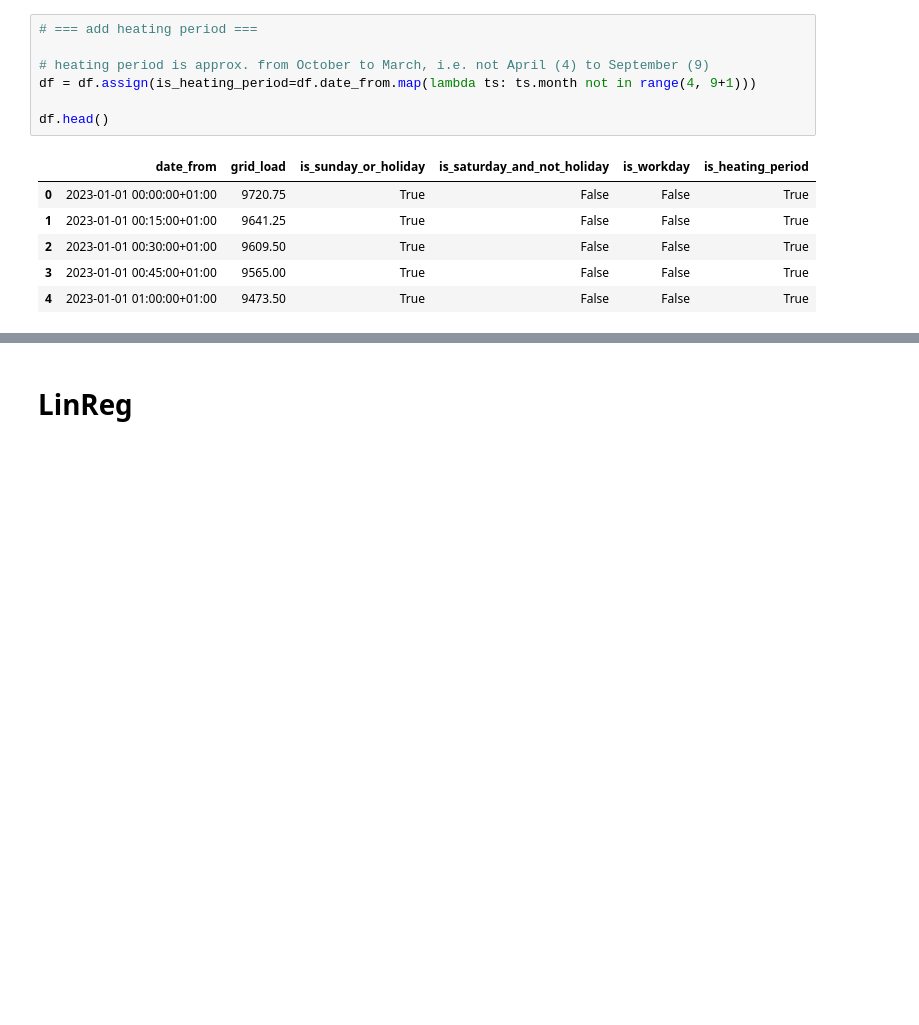
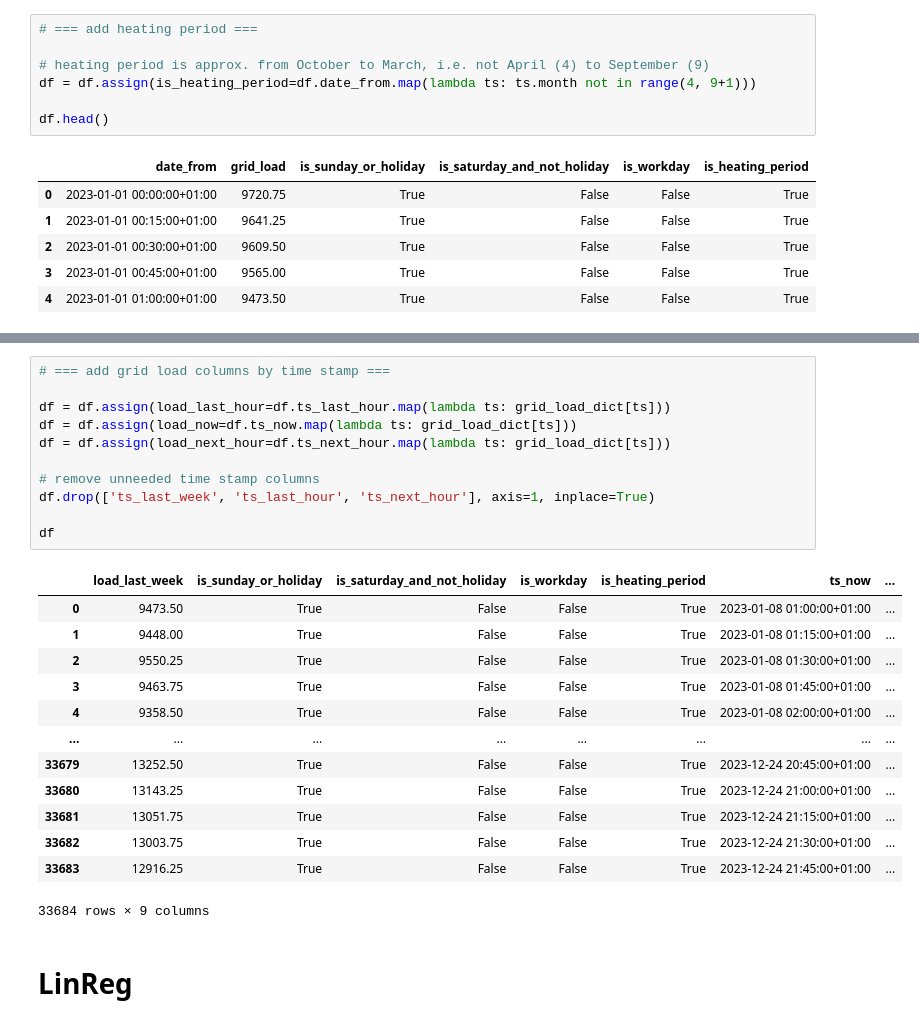
Before and after one commit to MischaDy/electricity-uq, a Jupyter notebook: energy_test.ipynb, the cells around one changed output, grey strips where cells are left out. Drawn from its saved outputs; the diff is of its cells as text; blank space fills up the shorter version.

```diff
--- a/energy_test.ipynb
+++ b/energy_test.ipynb
@@ -124,3 +144,28 @@ df.head()
+# %%
+# === add grid load columns by time stamp ===
+
+df = df.assign(load_last_hour=df.ts_last_hour.map(lambda ts: grid_load_dict[ts]))
+df = df.assign(load_now=df.ts_now.map(lambda ts: grid_load_dict[ts]))
+df = df.assign(load_next_hour=df.ts_next_hour.map(lambda ts: grid_load_dict[ts]))
+
+# remove unneeded time stamp columns
+df.drop(['ts_last_week', 'ts_last_hour', 'ts_next_hour'], axis=1, inplace=True)
+
+df
+# %% [output]
+|  | load_last_week | is_sunday_or_holiday | is_saturday_and_not_holiday | is_workday | is_heating_period | ts_now | ... |
+| 0 | 9473.50 | True | False | False | True | 2023-01-08 01:00:00+01:00 | ... |
+| 1 | 9448.00 | True | False | False | True | 2023-01-08 01:15:00+01:00 | ... |
+| 2 | 9550.25 | True | False | False | True | 2023-01-08 01:30:00+01:00 | ... |
+| 3 | 9463.75 | True | False | False | True | 2023-01-08 01:45:00+01:00 | ... |
+| 4 | 9358.50 | True | False | False | True | 2023-01-08 02:00:00+01:00 | ... |
+| ... | ... | ... | ... | ... | ... | ... | ... |
+| 33679 | 13252.50 | True | False | False | True | 2023-12-24 20:45:00+01:00 | ... |
+| 33680 | 13143.25 | True | False | False | True | 2023-12-24 21:00:00+01:00 | ... |
+| 33681 | 13051.75 | True | False | False | True | 2023-12-24 21:15:00+01:00 | ... |
+| 33682 | 13003.75 | True | False | False | True | 2023-12-24 21:30:00+01:00 | ... |
+| 33683 | 12916.25 | True | False | False | True | 2023-12-24 21:45:00+01:00 | ... |
+33684 rows × 9 columns
 # %% [markdown]
 # LinReg
 # %%
```
Also changed, not shown: parts of 7 cells of this notebook.
